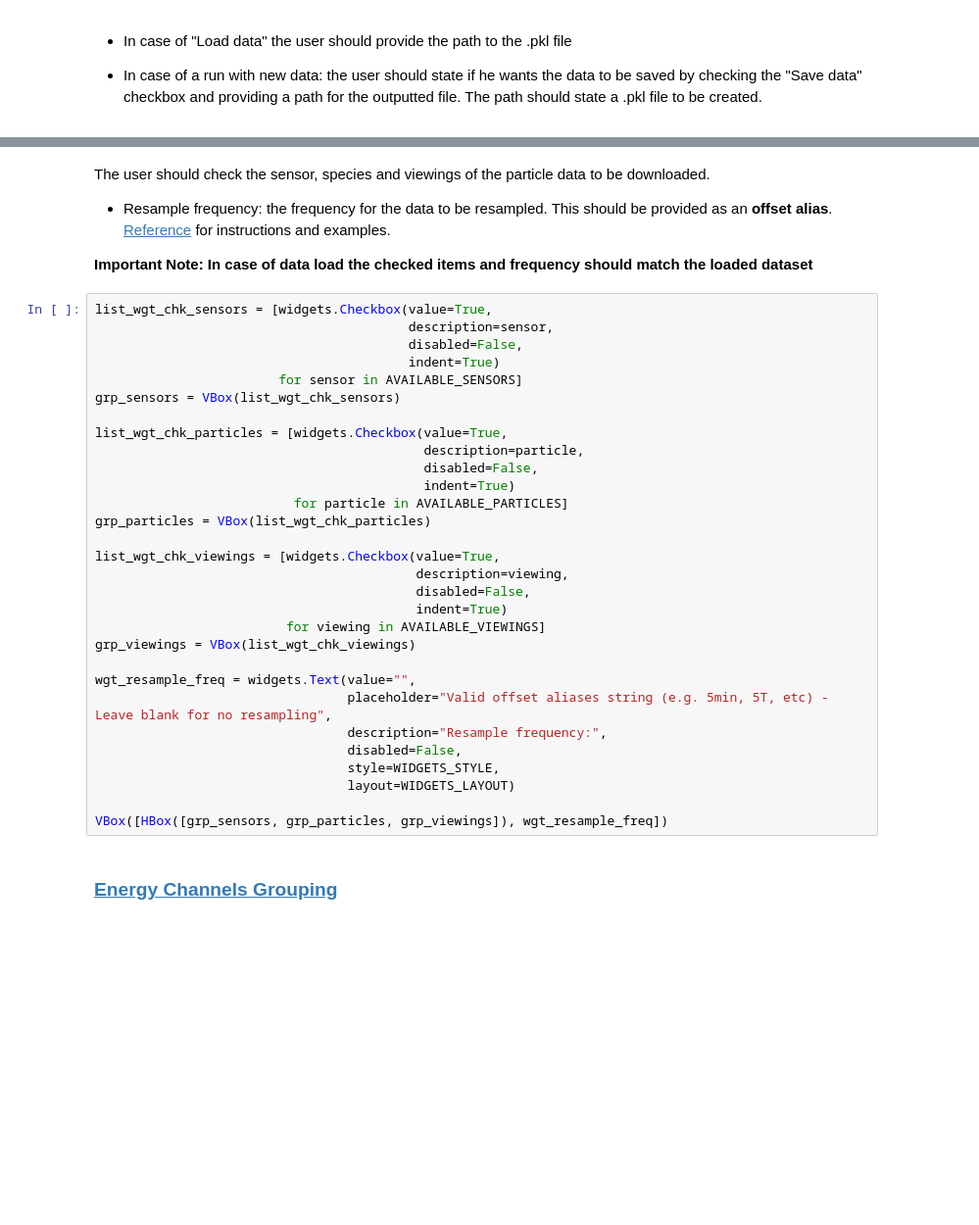
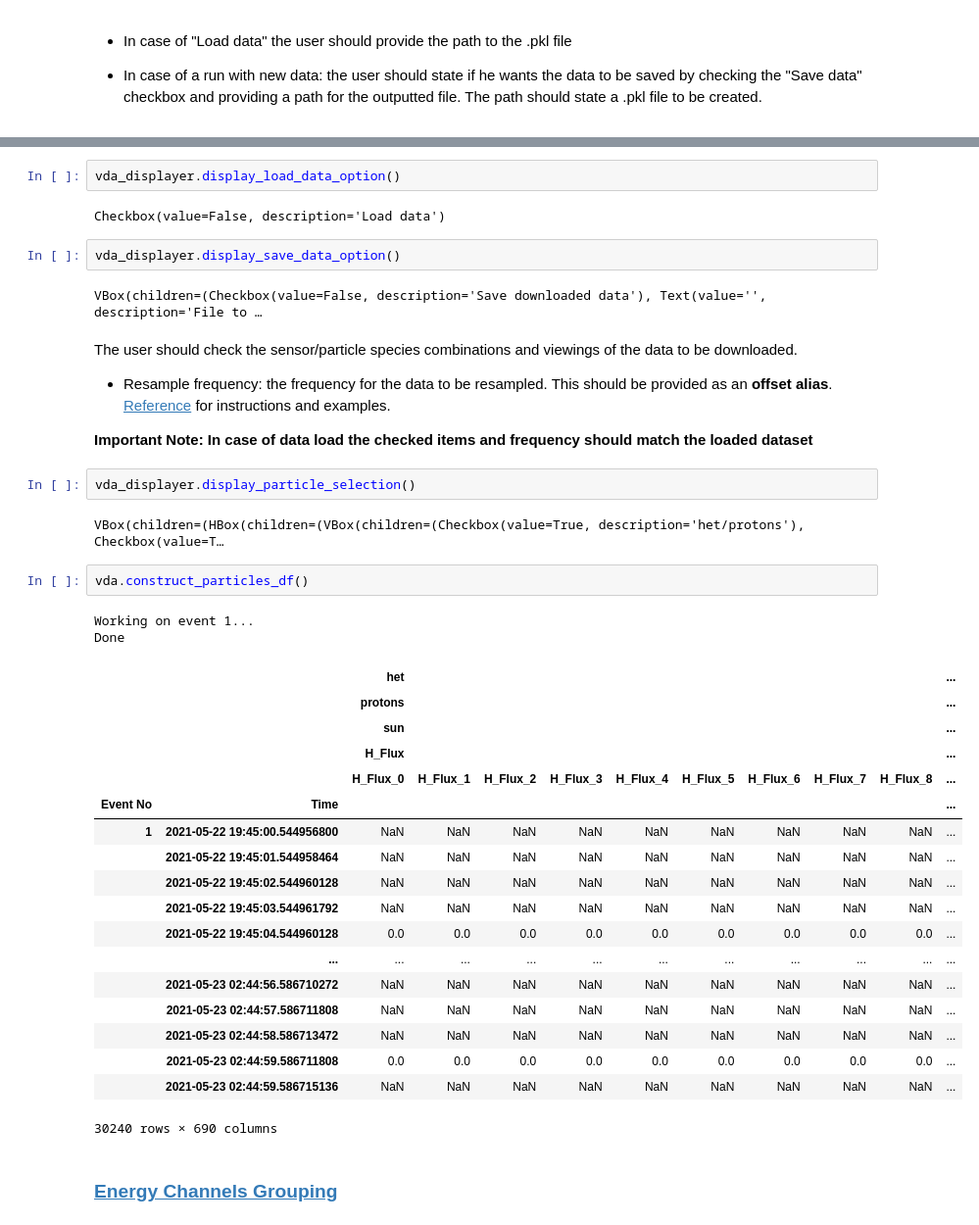
Before and after one commit to spearhead-he/VDA, a Jupyter notebook: vda_tool.ipynb, the cells around one changed output, grey strips where cells are left out. Shown at 98% size. Saved outputs shown, nothing was run; the diff lists cells and outputs as text; blank space fills up the shorter version.

```diff
--- a/vda_tool.ipynb
+++ b/vda_tool.ipynb
@@ -178,37 +119,42 @@ vbox
+# %%
+vda_displayer.display_load_data_option()
+# %% [output]
+Checkbox(value=False, description='Load data')
+# %%
+vda_displayer.display_save_data_option()
+# %% [output]
+VBox(children=(Checkbox(value=False, description='Save downloaded data'), Text(value='', description='File to …
 # %% [markdown]
-The user should check the sensor, species and viewings of the particle data to be downloaded.
+The user should check the sensor/particle species combinations and viewings of the data to be downloaded.
 - Resample frequency: the frequency for the data to be resampled. This should be provided as an **offset alias**. [Reference](https://pandas.pydata.org/pandas-docs/stable/user_guide/timeseries.html#offset-aliases) for instructions and examples.
 
 **Important Note: In case of data load the checked items and frequency should match the loaded dataset**
-# %%
-list_wgt_chk_sensors = [widgets.Checkbox(value=True,
-                                         description=sensor,
-                                         disabled=False,
-                                         indent=True)
-                        for sensor in AVAILABLE_SENSORS]
-grp_sensors = VBox(list_wgt_chk_sensors)
-
-list_wgt_chk_particles = [widgets.Checkbox(value=True,
-                                           description=particle,
-                                           disabled=False,
-                                           indent=True)
-                          for particle in AVAILABLE_PARTICLES]
-grp_particles = VBox(list_wgt_chk_particles)
-
-list_wgt_chk_viewings = [widgets.Checkbox(value=True,
-                                          description=viewing,
-                                          disabled=False,
-                                          indent=True)
-                         for viewing in AVAILABLE_VIEWINGS]
-grp_viewings = VBox(list_wgt_chk_viewings)
-
-wgt_resample_freq = widgets.Text(value="",
-                                 placeholder="Valid offset aliases string (e.g. 5min, 5T, etc) - Leave blank for no resampling",
-                                 description="Resample frequency:",
-                                 disabled=False,
-                                 style=WIDGETS_STYLE,
-                                 layout=WIDGETS_LAYOUT)
-
-VBox([HBox([grp_sensors, grp_particles, grp_viewings]), wgt_resample_freq])
+# %%
+vda_displayer.display_particle_selection()
+# %% [output]
+VBox(children=(HBox(children=(VBox(children=(Checkbox(value=True, description='het/protons'), Checkbox(value=T…
+# %%
+vda.construct_particles_df()
+# %% [output]
+Working on event 1...
+Done
+|  |  | het |  |  |  |  |  |  |  |  | ... |
+|  |  | protons |  |  |  |  |  |  |  |  | ... |
+|  |  | sun |  |  |  |  |  |  |  |  | ... |
+|  |  | H_Flux |  |  |  |  |  |  |  |  | ... |
+|  |  | H_Flux_0 | H_Flux_1 | H_Flux_2 | H_Flux_3 | H_Flux_4 | H_Flux_5 | H_Flux_6 | H_Flux_7 | H_Flux_8 | ... |
+| Event No | Time |  |  |  |  |  |  |  |  |  | ... |
+| 1 | 2021-05-22 19:45:00.544956800 | NaN | NaN | NaN | NaN | NaN | NaN | NaN | NaN | NaN | ... |
+|  | 2021-05-22 19:45:01.544958464 | NaN | NaN | NaN | NaN | NaN | NaN | NaN | NaN | NaN | ... |
+|  | 2021-05-22 19:45:02.544960128 | NaN | NaN | NaN | NaN | NaN | NaN | NaN | NaN | NaN | ... |
+|  | 2021-05-22 19:45:03.544961792 | NaN | NaN | NaN | NaN | NaN | NaN | NaN | NaN | NaN | ... |
+|  | 2021-05-22 19:45:04.544960128 | 0.0 | 0.0 | 0.0 | 0.0 | 0.0 | 0.0 | 0.0 | 0.0 | 0.0 | ... |
+|  | ... | ... | ... | ... | ... | ... | ... | ... | ... | ... | ... |
+|  | 2021-05-23 02:44:56.586710272 | NaN | NaN | NaN | NaN | NaN | NaN | NaN | NaN | NaN | ... |
+|  | 2021-05-23 02:44:57.586711808 | NaN | NaN | NaN | NaN | NaN | NaN | NaN | NaN | NaN | ... |
+|  | 2021-05-23 02:44:58.586713472 | NaN | NaN | NaN | NaN | NaN | NaN | NaN | NaN | NaN | ... |
+|  | 2021-05-23 02:44:59.586711808 | 0.0 | 0.0 | 0.0 | 0.0 | 0.0 | 0.0 | 0.0 | 0.0 | 0.0 | ... |
+|  | 2021-05-23 02:44:59.586715136 | NaN | NaN | NaN | NaN | NaN | NaN | NaN | NaN | NaN | ... |
+30240 rows × 690 columns
 # %% [markdown]
 ### <a id='toc1_2_3_'></a>[Energy Channels Grouping](#toc0_)
```
Also changed, not shown: parts of 77 cells of this notebook, 3 other files.
